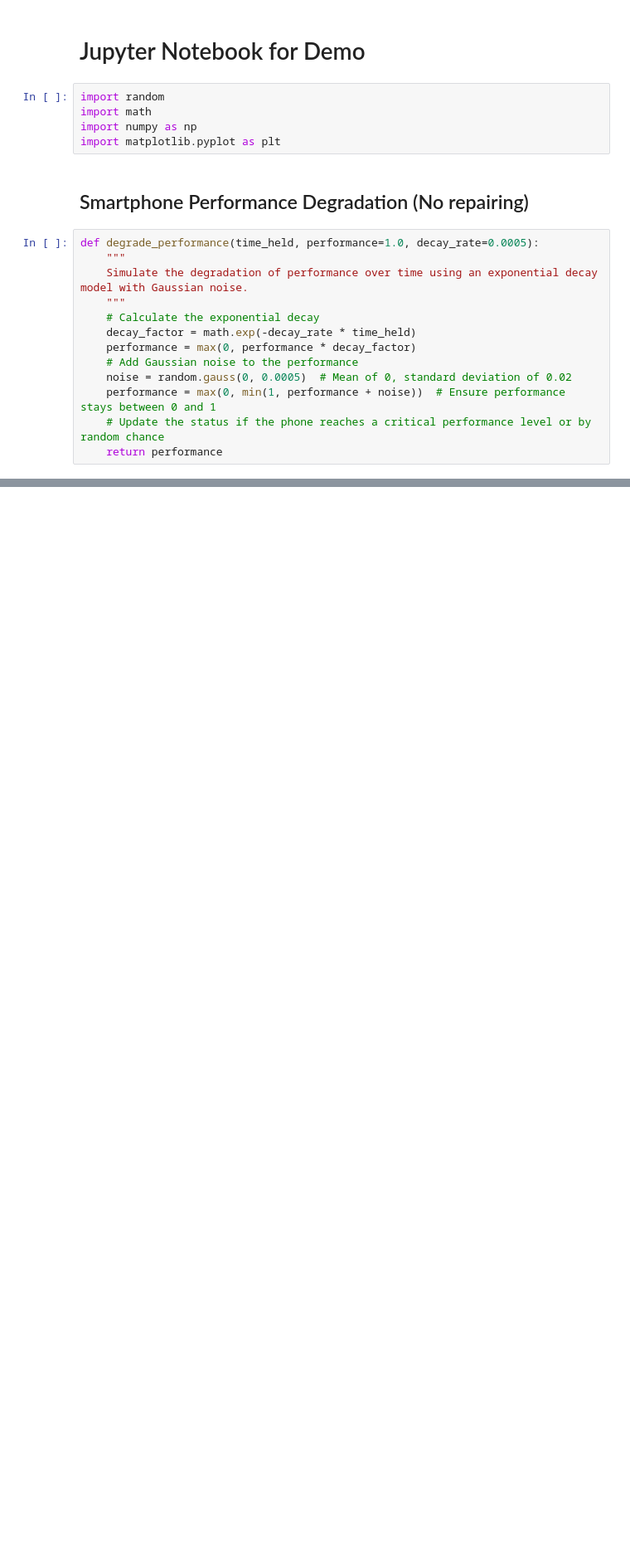
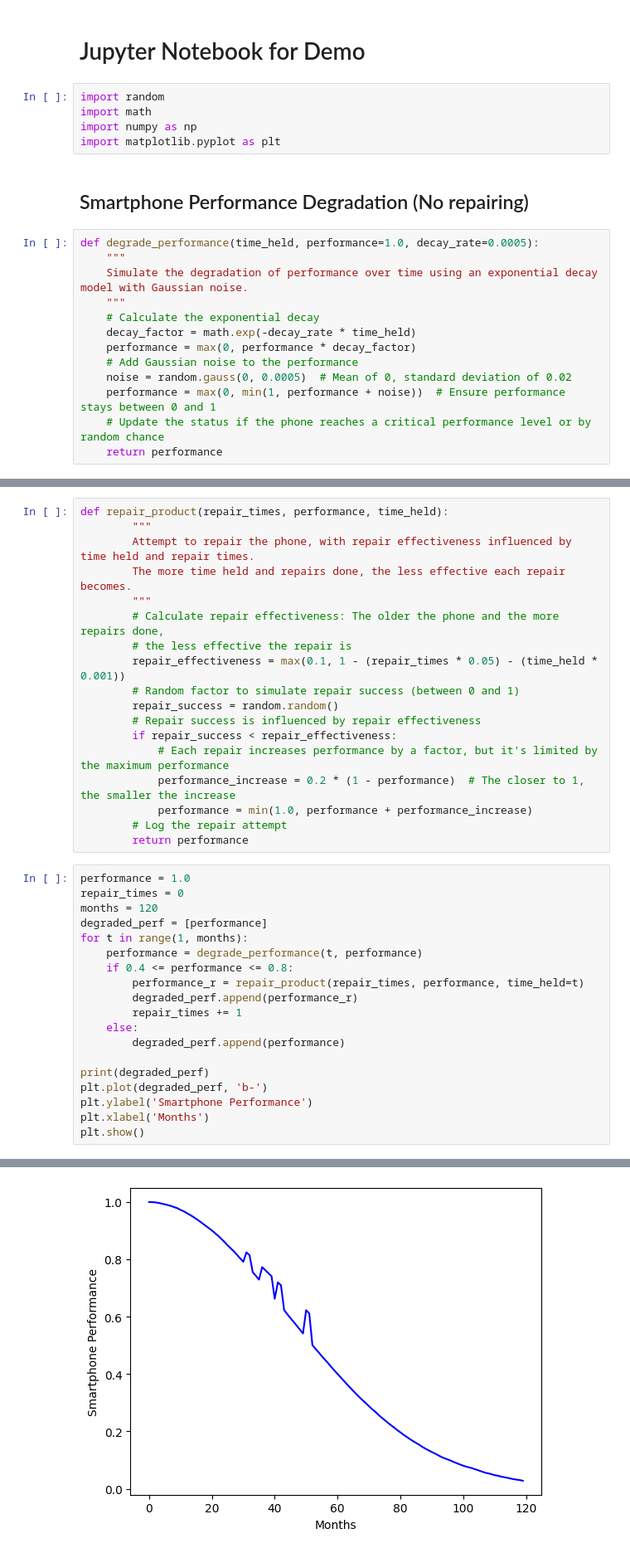
Before and after one commit to jungletada/ABMSF, a Jupyter notebook: test_demo/test.ipynb, the cells around one changed output, grey strips where cells are left out. Shown: that part at 83% size. Drawn from its saved outputs; the diff is of its cells as text; blank space fills up the shorter version.

```diff
--- a/test_demo/test.ipynb
+++ b/test_demo/test.ipynb
@@ -37,0 +40,38 @@ plt.show()
+# %%
+def repair_product(repair_times, performance, time_held):
+        """
+        Attempt to repair the phone, with repair effectiveness influenced by time held and repair times.
+        The more time held and repairs done, the less effective each repair becomes.
+        """
+        # Calculate repair effectiveness: The older the phone and the more repairs done,
+        # the less effective the repair is
+        repair_effectiveness = max(0.1, 1 - (repair_times * 0.05) - (time_held * 0.001))
+        # Random factor to simulate repair success (between 0 and 1)
+        repair_success = random.random()
+        # Repair success is influenced by repair effectiveness
+        if repair_success < repair_effectiveness:
+            # Each repair increases performance by a factor, but it's limited by the maximum performance
+            performance_increase = 0.2 * (1 - performance)  # The closer to 1, the smaller the increase
+            performance = min(1.0, performance + performance_increase)
+        # Log the repair attempt
+        return performance
+# %%
+performance = 1.0
+repair_times = 0
+months = 120
+degraded_perf = [performance]
+for t in range(1, months):
+    performance = degrade_performance(t, performance)
+    if 0.4 <= performance <= 0.8:
+        performance_r = repair_product(repair_times, performance, time_held=t)
+        degraded_perf.append(performance_r)
+        repair_times += 1
+    else:
+        degraded_perf.append(performance)
+
+print(degraded_perf)
+plt.plot(degraded_perf, 'b-')
+plt.ylabel('Smartphone Performance')
+plt.xlabel('Months')
+plt.show()
+# %% [output]
@@ -37,0 +79 @@ plt.show()
+[figure, added]
```
Also changed, not shown: parts of 3 cells of this notebook, 12 other files.
